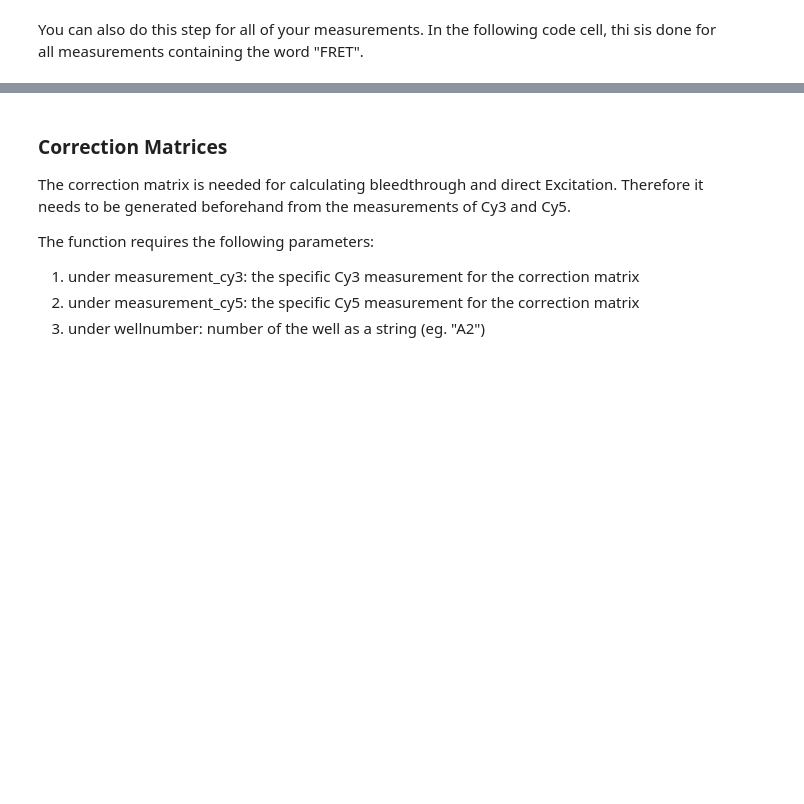
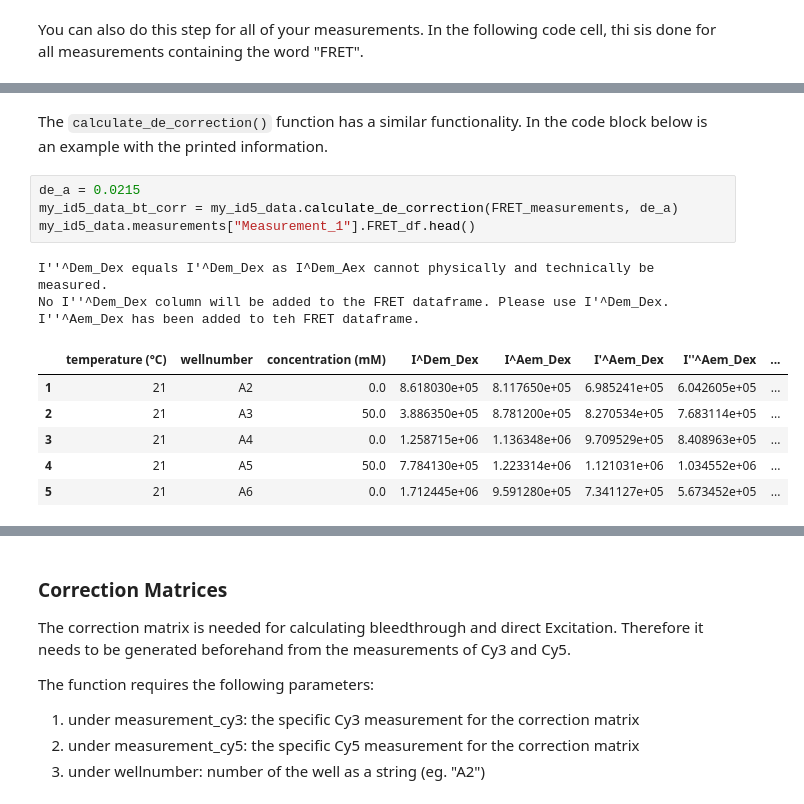
Before and after one commit to BoernerLab/blab_analysis, a Jupyter notebook: divices_example.ipynb, the cells around one changed output, grey strips where cells are left out. Drawn from its saved outputs; the diff is of its cells as text; blank space fills up the shorter version.

```diff
--- a/divices_example.ipynb
+++ b/divices_example.ipynb
@@ -302,0 +331,16 @@ NameError: name 'my_id5_data' is not defined
+# %% [markdown]
+The `calculate_de_correction()` function has a similar functionality. In the code block below is an example with the printed information.
+# %%
+de_a = 0.0215
+my_id5_data_bt_corr = my_id5_data.calculate_de_correction(FRET_measurements, de_a)
+my_id5_data.measurements["Measurement_1"].FRET_df.head()
+# %% [output]
+I''^Dem_Dex equals I'^Dem_Dex as I^Dem_Aex cannot physically and technically be measured.
+No I''^Dem_Dex column will be added to the FRET dataframe. Please use I'^Dem_Dex.
+I''^Aem_Dex has been added to teh FRET dataframe.
+|  | temperature (°C) | wellnumber | concentration (mM) | I^Dem_Dex | I^Aem_Dex | I'^Aem_Dex | I''^Aem_Dex | ... |
+| 1 | 21 | A2 | 0.0 | 8.618030e+05 | 8.117650e+05 | 6.985241e+05 | 6.042605e+05 | ... |
+| 2 | 21 | A3 | 50.0 | 3.886350e+05 | 8.781200e+05 | 8.270534e+05 | 7.683114e+05 | ... |
+| 3 | 21 | A4 | 0.0 | 1.258715e+06 | 1.136348e+06 | 9.709529e+05 | 8.408963e+05 | ... |
+| 4 | 21 | A5 | 50.0 | 7.784130e+05 | 1.223314e+06 | 1.121031e+06 | 1.034552e+06 | ... |
+| 5 | 21 | A6 | 0.0 | 1.712445e+06 | 9.591280e+05 | 7.341127e+05 | 5.673452e+05 | ... |
```
Also changed, not shown: parts of 24 cells of this notebook, 1 other file.
